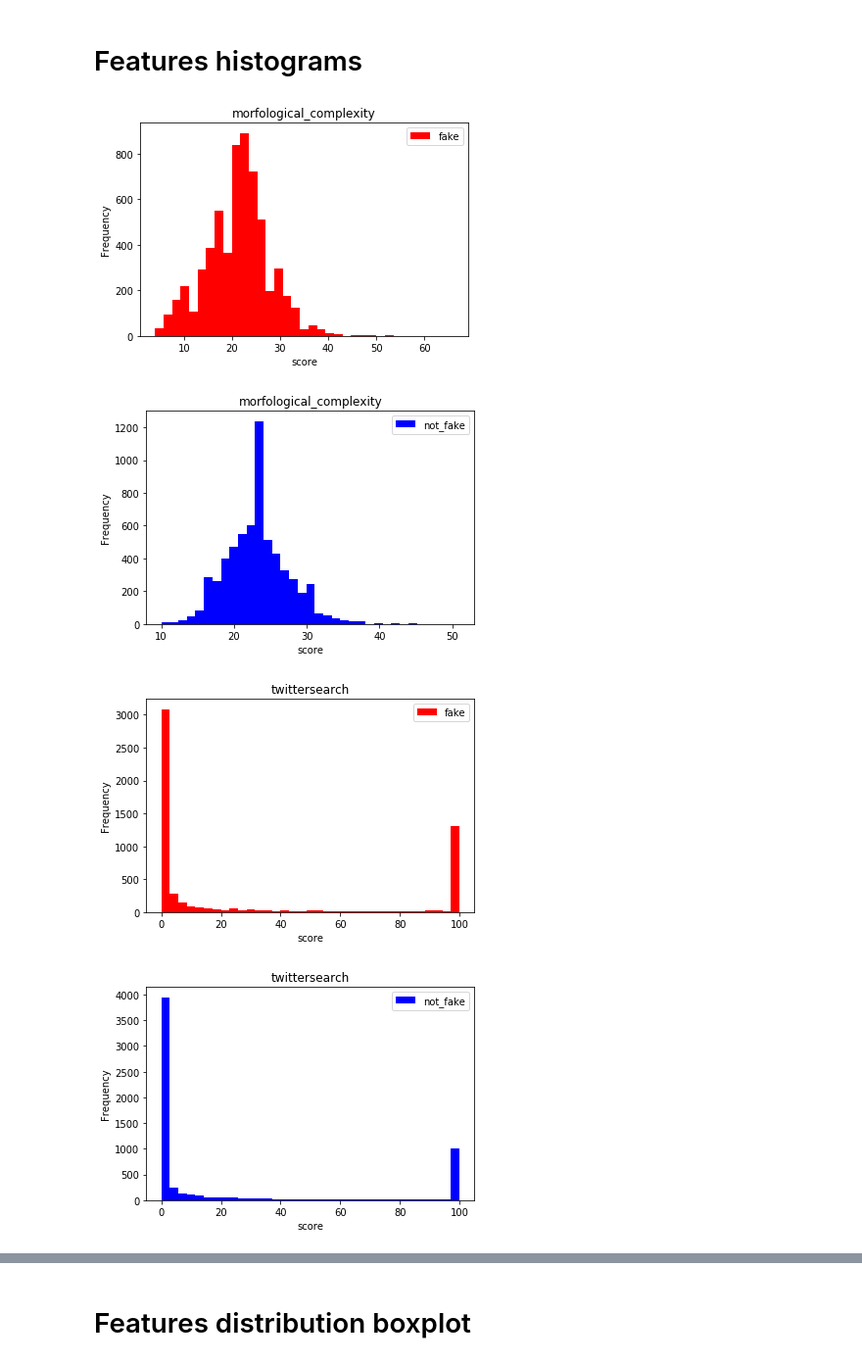
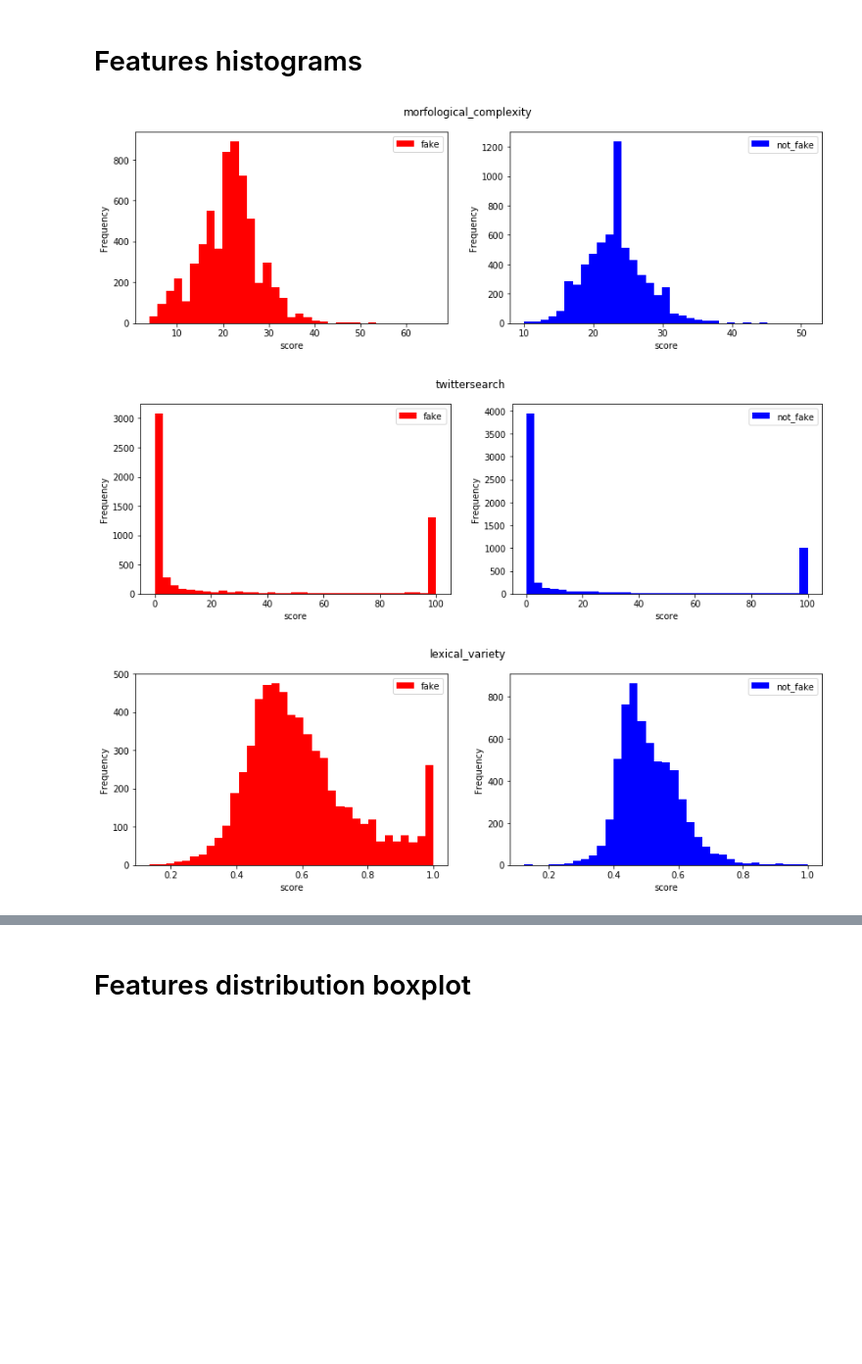
Before and after one commit to IcedGarion/fake-news, a Jupyter notebook: src/plot_results.ipynb, the cells around one changed output, grey strips where cells are left out. Shown: that part at 98% size. Saved outputs shown, nothing was run; the diff lists cells and outputs as text; code cells hidden in the pictures; blank space fills up the shorter version.

Commit message:
2 histograms on the same line

```diff
--- a/src/plot_results.ipynb
+++ b/src/plot_results.ipynb
@@ -30,34 +30,40 @@ final_data = final_data[columns]
 # %% [markdown]
 # Features histograms
 # %%
+import numpy as np, matplotlib.pyplot as plt
+
+# parameters
 precision = 35
+width = 14
+height = 4
 
 # fake e non fake sovrapposti:
 '''
 for feature in features:
     histogram_f = final_data.loc[final_data["label"] == "fake"][feature].plot.hist(bins=precision, color="red")
     histogram_nf = final_data.loc[final_data["label"] == "not_fake"][feature].plot.hist(bins=precision, color="blue")
     plt.title(feature)
     plt.xlabel("score")
     plt.show()
 '''
 
 # fake e non fake separati
 for feature in features:
+    fig, (ax1,ax2) = plt.subplots(1,2, figsize=(width, height))  # 1 row, 2 columns
+    plt.suptitle(feature)
+
     # fake
-    histogram_f = final_data.loc[final_data["label"] == "fake"][feature].plot.hist(bins=precision, color="red")
-    plt.title(feature)
-    plt.xlabel("score")
-    plt.legend(["fake"])
+    histogram_f = final_data.loc[final_data["label"] == "fake"][feature].plot.hist(bins=precision, color="red", ax=ax1)
+    ax1.set_xlabel("score")
+    ax1.legend(["fake"])
+
+    # not fake
+    histogram_nf = final_data.loc[final_data["label"] == "not_fake"][feature].plot.hist(bins=precision, color="blue", ax=ax2)
+    ax2.set_xlabel("score")
+    ax2.legend(["not_fake"])
+
     plt.show()
-    # not fake
-    histogram_nf = final_data.loc[final_data["label"] == "not_fake"][feature].plot.hist(bins=precision, color="blue")
-    plt.title(feature)
-    plt.xlabel("score")
-    plt.legend(["not_fake"])
-    plt.show()
 # %% [output]
-[figure, old version]
+[figure, new version]
-[figure, old version]
+[figure, new version]
-[figure, old version]
+[figure, new version]
-[figure, removed]
```
Also changed, not shown: parts of 3 cells of this notebook, 1 other file.
